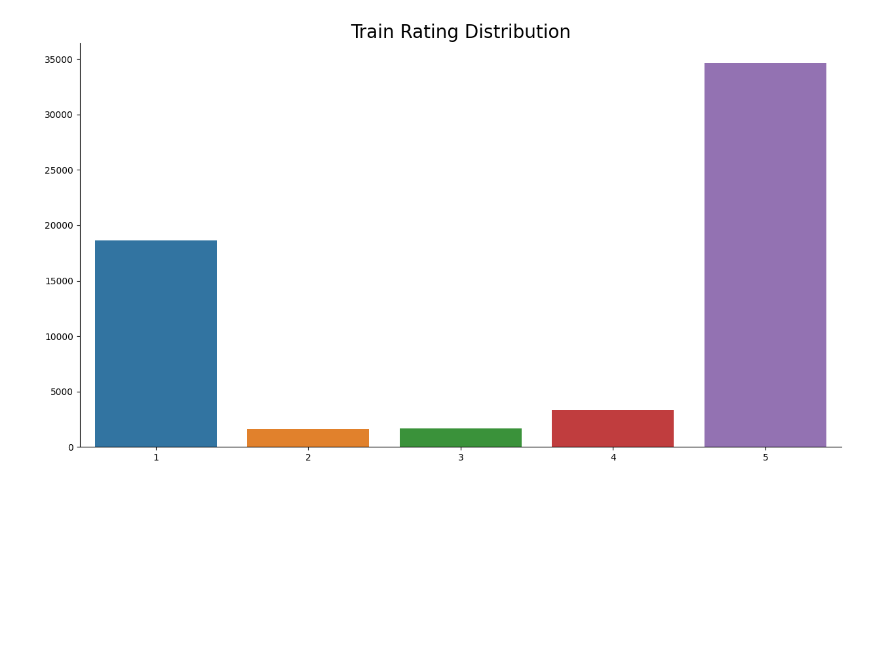
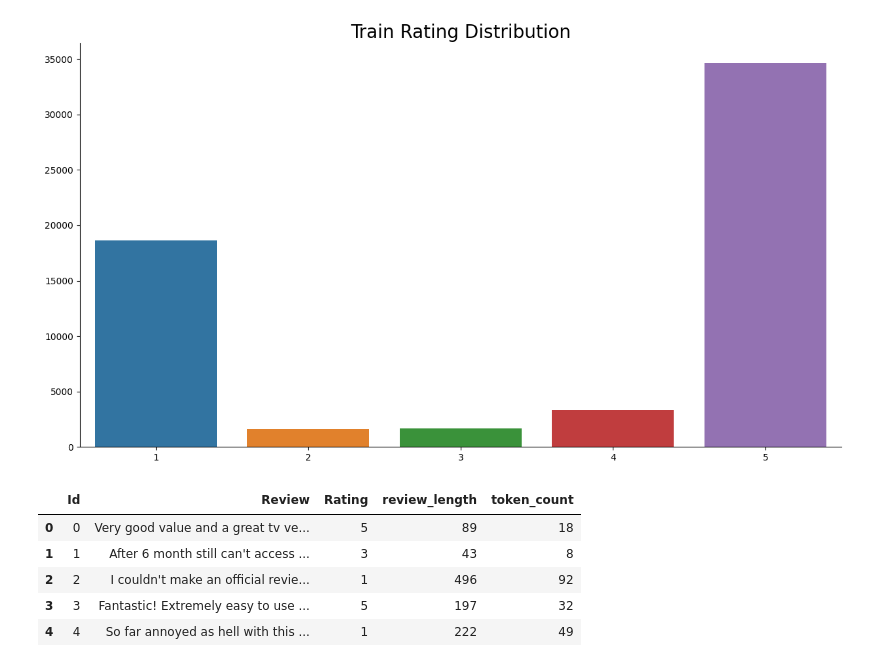
Before and after one commit to MayankDw/NLP-Sentiment-Analysis, a Jupyter notebook: nlp-sentiment-analysis.ipynb, the cells around one changed output. Saved outputs shown, nothing was run; the diff lists cells and outputs as text; code cells hidden in the pictures; blank space fills up the shorter version.

```diff
--- a/nlp-sentiment-analysis.ipynb
+++ b/nlp-sentiment-analysis.ipynb
@@ -128,3 +128,18 @@ sns.barplot(x=list(train_distribution.keys()),
 sns.despine();
 # %% [output]
 [figure]
+# %%
+# Get the lengths of each review
+train_df['review_length'] = [len(_) for _ in train_df.Review]
+
+# Get the number of tokens per review
+train_df['token_count'] = [len(_.split()) for _ in train_df.Review]
+# %%
+train_df.head(5)
+# %% [output]
+|  | Id | Review | Rating | review_length | token_count |
+| 0 | 0 | Very good value and a great tv ve... | 5 | 89 | 18 |
+| 1 | 1 | After 6 month still can't access ... | 3 | 43 | 8 |
+| 2 | 2 | I couldn't make an official revie... | 1 | 496 | 92 |
+| 3 | 3 | Fantastic! Extremely easy to use ... | 5 | 197 | 32 |
+| 4 | 4 | So far annoyed as hell with this ... | 1 | 222 | 49 |
```
Also changed, not shown: parts of 2 cells of this notebook.
